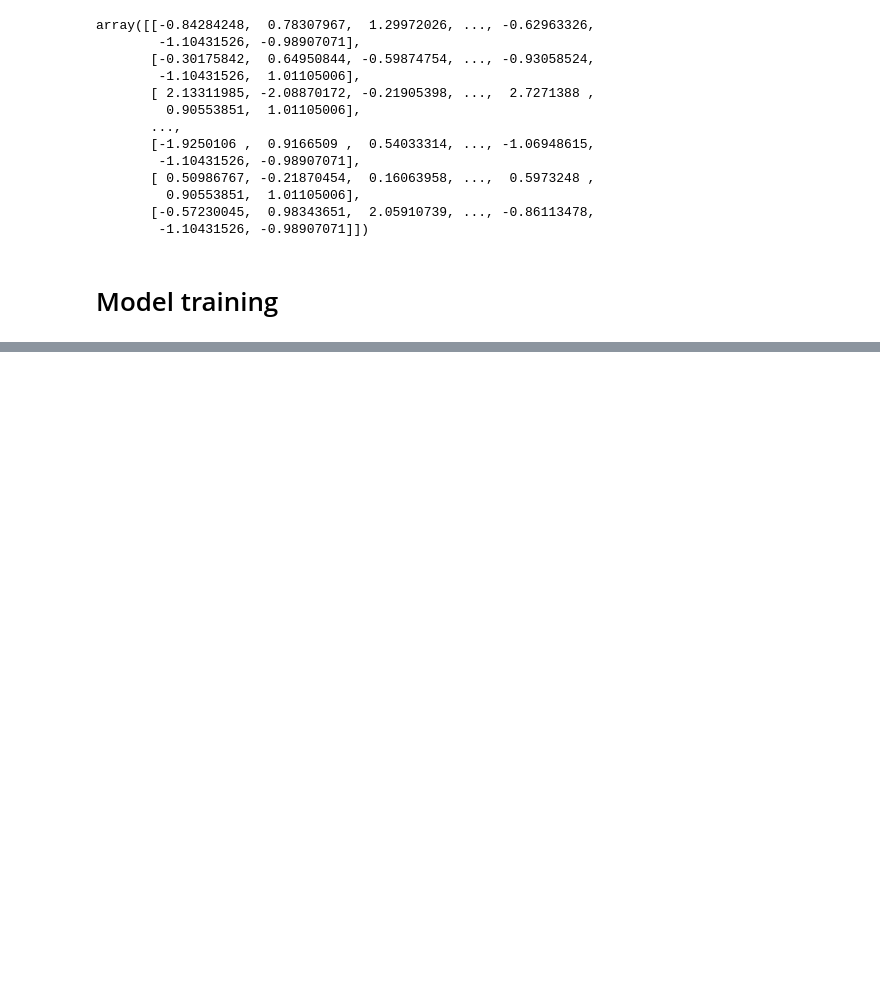
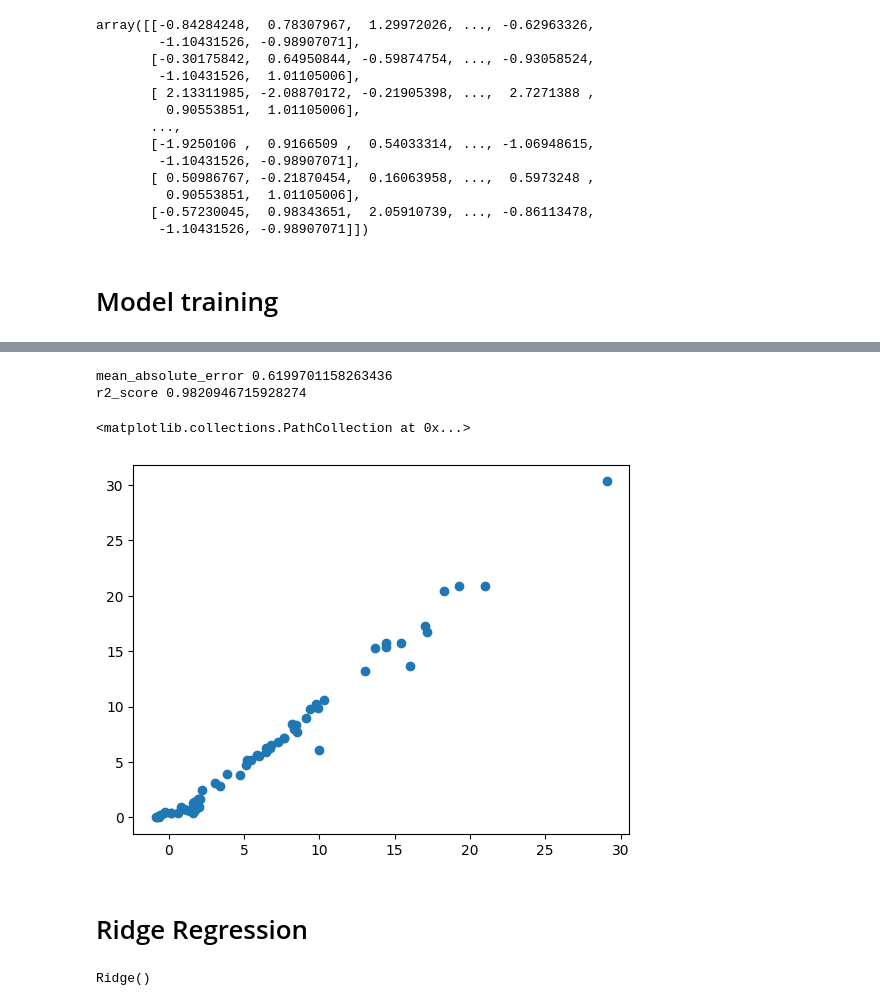
Before and after one commit to rohit00-07/Algerian-Forest-dataset, a Jupyter notebook: notebook.ipynb, the cells around one changed output, grey strips where cells are left out. Drawn from its saved outputs; the diff is of its cells as text; code cells hidden in the pictures; blank space fills up the shorter version.

```diff
--- a/notebook.ipynb
+++ b/notebook.ipynb
@@ -519,0 +540,20 @@ y_train.shape
+# %%
+y_pred= lasso_cv.predict(X_test_scaler)
+mea= mean_absolute_error(y_test,y_pred)
+score=r2_score(y_test,y_pred)
+print("mean_absolute_error",mea)
+print("r2_score",score)
+plt.scatter(y_pred,y_test)
+# %% [output]
+mean_absolute_error 0.6199701158263436
+r2_score 0.9820946715928274
+<matplotlib.collections.PathCollection at 0x...>
+[figure, added]
+# %% [markdown]
+# Ridge Regression
+# %%
+from sklearn.linear_model import Ridge
+ridge= Ridge()
+ridge.fit(X_train_scaler,y_train)
+# %% [output]
+Ridge()
```
Also changed, not shown: parts of 17 cells of this notebook.
